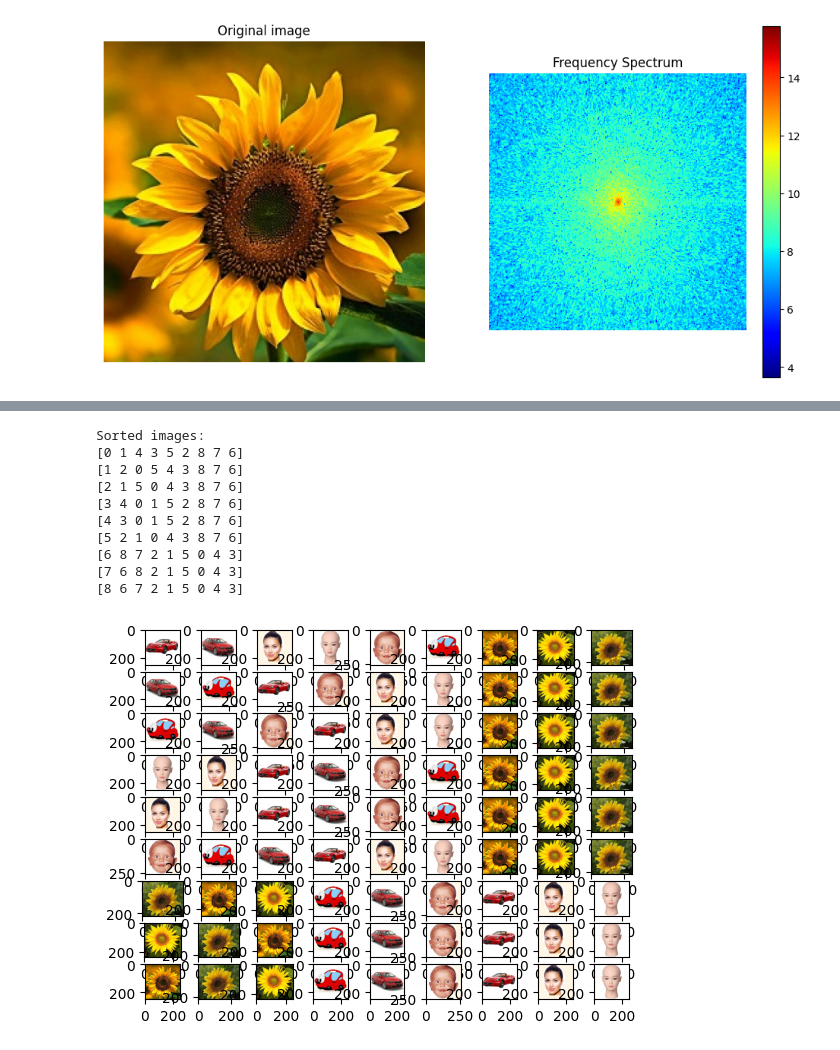
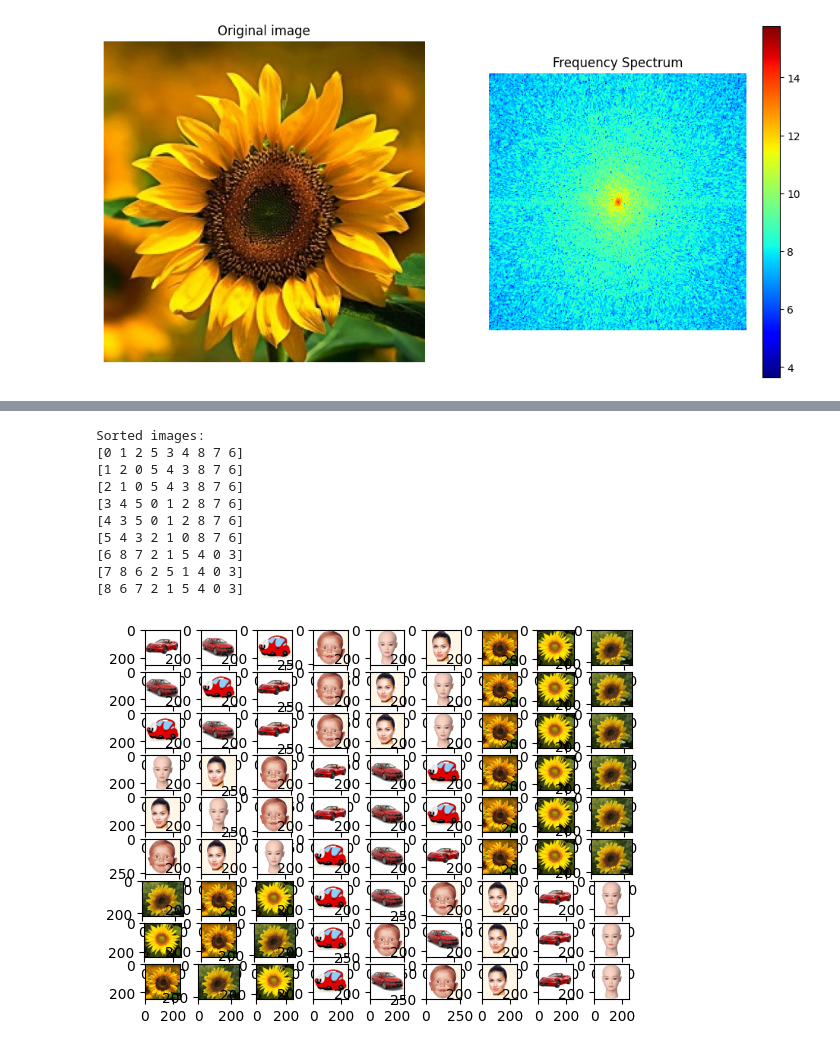
Before and after one commit to TUL-IT-2020/PVI-Pocitacove_videni, a Jupyter notebook: cviceni/cv03/cv03.ipynb, the cells around one changed output, grey strips where cells are left out. Saved outputs shown, nothing was run; the diff lists cells and outputs as text; code cells hidden in the pictures.

```diff
--- a/cviceni/cv03/cv03.ipynb
+++ b/cviceni/cv03/cv03.ipynb
@@ -170,7 +170,12 @@ Sorted images:
 # %% [markdown]
 ## Provnání podle histogramu Hue složky
 # %%
-histograms = calculate_histogram(convert_images_to_HSW(images))
+HSVs = convert_images_to_HSW(images)
+Hs = []
+for hsv in HSVs:
+    H, S, V = cv2.split(hsv)
+    Hs.append(H)
+histograms = calculate_histogram(Hs)
 
 # show images
 plt.figure()
@@ -252,7 +257,7 @@ def calculate_dcts(images) -> list:
     """
     dcts = []
     for image in images:
-        dct = cv2.dct(np.float32(image))
+        dct = dctn(np.float32(image))
         dcts.append(dct)
     return dcts
 
@@ -260,13 +265,11 @@ def get_short_vector_from_dct(dct, n: int) -> np.ndarray:
     """ Get short vector from DCT
     get:
         dct - DCT
-        n - number of coefficients
+        n*n - number of coefficients
     return:
         vector - np.ndarray of coefficients
     """
-    vector = dct.flatten()
-    vector = vector[:n]
-    return vector
+    return dct[0:n, 0:n].flatten()
 
 def vector_distances_from(vector, i: int) -> np.ndarray:
     """ Calculate distances from histogram i to all other histograms
@@ -313,33 +306,33 @@ print(dctRvec)
 # %%
 dcts = calculate_dcts(convert_images_to_gray(images))
-dcts_short = [get_short_vector_from_dct(dct, 5*5) for dct in dcts]
+dcts_short = [get_short_vector_from_dct(dct, 5) for dct in dcts]
 
 # show images
 plt.figure()
 print("Sorted images:")
 for i, image in enumerate(images):
     distances = vector_distances_from(dcts_short, i)
 
     # sort distances
     sorted_indices = np.argsort(distances)
     print(sorted_indices)
 
     # show images
     for j, img_index in enumerate(sorted_indices):
         plt.subplot(number_of_images, number_of_images,
                     number_of_images*i+j+1)
         plt.imshow(images[img_index])
 
 plt.show()
 # %% [output]
 Sorted images:
-[0 1 4 3 5 2 8 7 6]
+[0 1 2 5 3 4 8 7 6]
 [1 2 0 5 4 3 8 7 6]
-[2 1 5 0 4 3 8 7 6]
-[3 4 0 1 5 2 8 7 6]
-[4 3 0 1 5 2 8 7 6]
-[5 2 1 0 4 3 8 7 6]
-[6 8 7 2 1 5 0 4 3]
-[7 6 8 2 1 5 0 4 3]
-[8 6 7 2 1 5 0 4 3]
+[2 1 0 5 4 3 8 7 6]
+[3 4 5 0 1 2 8 7 6]
+[4 3 5 0 1 2 8 7 6]
+[5 4 3 2 1 0 8 7 6]
+[6 8 7 2 1 5 4 0 3]
+[7 8 6 2 5 1 4 0 3]
+[8 6 7 2 1 5 4 0 3]
-[figure, old version]
+[figure, new version]
```
Also changed, not shown: parts of 4 cells of this notebook.
